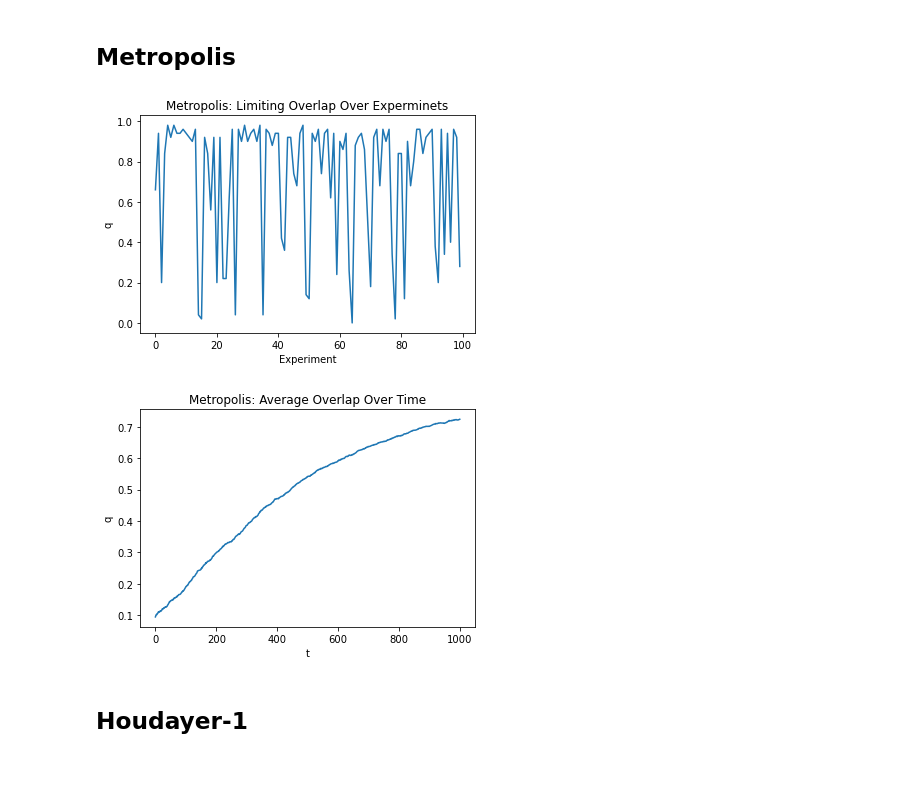
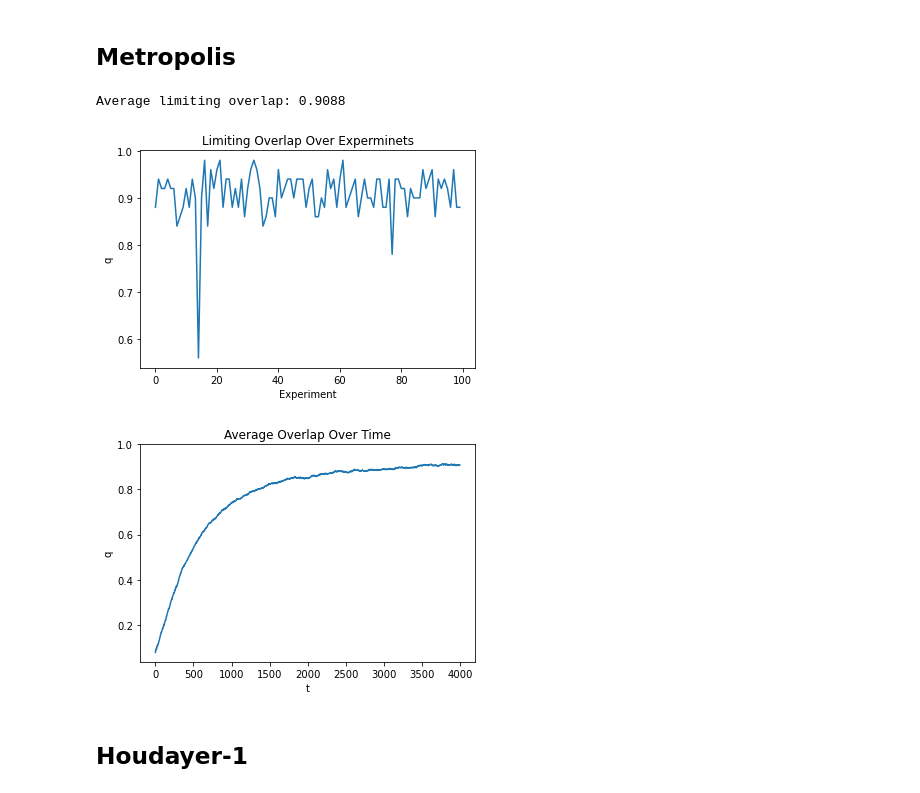
Before and after one commit to galannp/Markov, a Jupyter notebook: notebook/testing_david.ipynb, the cells around one changed output. Drawn from its saved outputs; the diff is of its cells as text; code cells hidden in the pictures.

```diff
--- a/notebook/testing_david.ipynb
+++ b/notebook/testing_david.ipynb
@@ -51,7 +48,7 @@ draw_graph(G, x_star)
 # Simulations
 # %%
 nexp = 100   # Number of experiments
-T = 1000     # Number of steps
+T = 4000    # Number of steps
 # %% [markdown]
 ## Metropolis
 # %%
@@ -64,24 +61,31 @@ def run_metropolis(A, a, b, num_exp, T):
             mc.step()
             Q[n, i] = compute_overlap(x_star, mc.x)
     return Q
+# %%
+def draw_plots(Q):
+    plt.figure()
+    plt.plot(Q[:,-1])
+    plt.xlabel('Experiment')
+    plt.ylabel('q')
+    plt.title('Limiting Overlap Over Experminets');
+
+    avg = np.average(Q, axis=0)
+    plt.figure()
+    plt.plot(avg)
+    plt.xlabel('t')
+    plt.ylabel('q')
+    plt.ylim(top=1.)
+    plt.title('Average Overlap Over Time');
+
+    print(f'Average limiting overlap: {avg[-1]:.4f}')
 # %%
 Q = run_metropolis(A, a, b, nexp, T)
-# %%
-# Plots
-plt.figure()
-plt.plot(Q[:,-1])
-plt.xlabel('Experiment')
-plt.ylabel('q')
-plt.title('Metropolis: Limiting Overlap Over Experminets');
-
-plt.figure()
-plt.plot(np.average(Q, axis=0))
-plt.xlabel('t')
-plt.ylabel('q')
-plt.title('Metropolis: Average Overlap Over Time');
-# %% [output]
-[figure, removed]
-[figure, removed]
+# %%
+draw_plots(Q)
+# %% [output]
+Average limiting overlap: 0.9088
+[figure, added]
+[figure, added]
 # %% [markdown]
 ## Houdayer-1
 # %%
```
Also changed, not shown: parts of 10 cells of this notebook.
